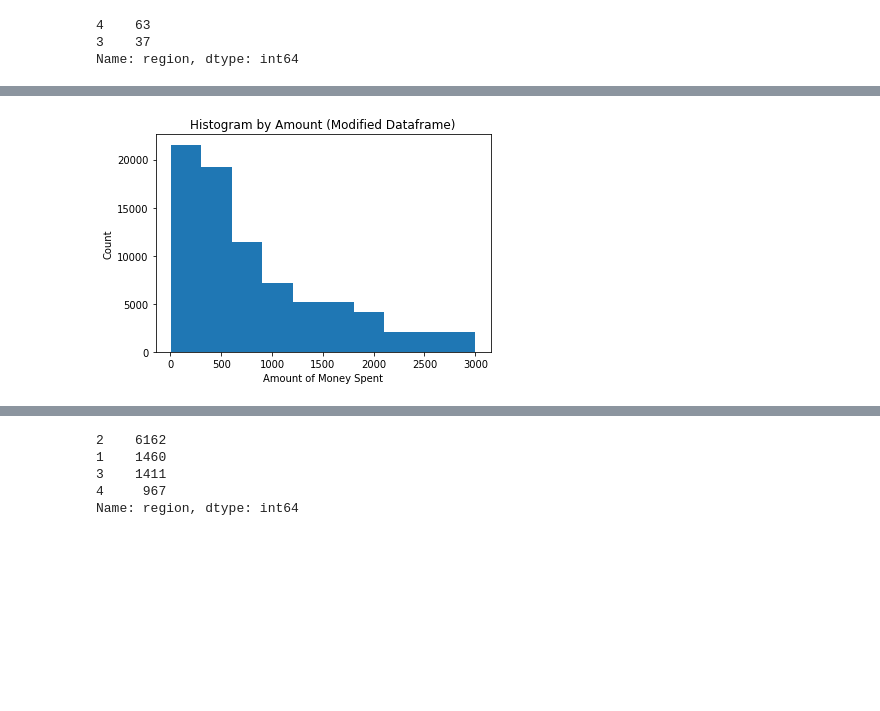
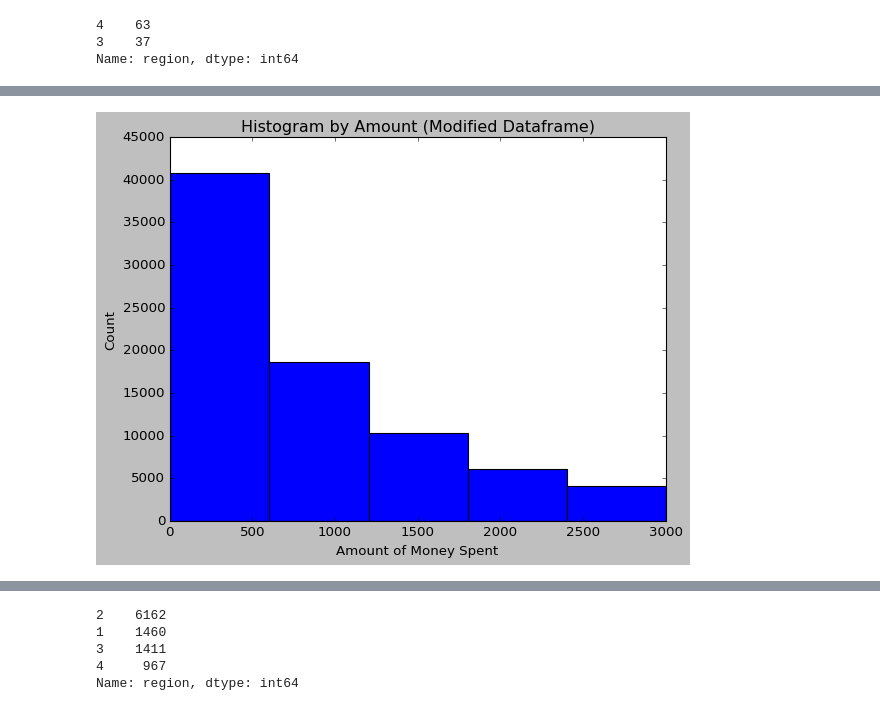
Before and after one commit to dreakian/DACP_XTOL_materials, a Jupyter notebook: current_Course_One_Project_Notebook.ipynb, the cells around one changed output, grey strips where cells are left out. Cells and saved outputs as stored; diff of their text form; code cells hidden in the pictures; blank space fills up the shorter version.

```diff
--- a/current_Course_One_Project_Notebook.ipynb
+++ b/current_Course_One_Project_Notebook.ipynb
@@ -6,2 +10,4 @@ import numpy as np
 # %%
 data = pd.read_csv("Demographic_Data.csv")
+# %%
+plt.style.use("classic")
@@ -321,3 +329,7 @@ data_l["region"].value_counts()
 4    63
 3    37
 Name: region, dtype: int64
+# %%
+data["age_groups"] = pd.cut(data["age"], bins=3, labels=["18-30", "31-60", "61-90"])
+
+data["age_groups"].head()
@@ -323,0 +486,4 @@ Name: region, dtype: int64
+# %%
+# data["amount_bin"] = pd.cut(data["amount"], bins=3, labels=["$0-1000", "$1000-2000", "$2000-3000"])
+data["amount_bin"] = pd.cut(data["amount"], bins=9, labels=["$0-$300", "$301-$600", "$601-$900", "$901-$1200", "$1201-$1500", "$1501-$1800", "$1801-$2100", "$2101-$2400", "$2401-$3000"])
+data["amount_bin"]
@@ -356,13 +576,14 @@ plt.show()
 # %%
 # large portion of purchases were valued between 0 and 500 dollars.
 
-plt.hist(data["amount"], bins=10)
+
+plt.hist(data["amount"], bins=5)
 plt.title("Histogram by Amount (Modified Dataframe)")
 plt.xlabel("Amount of Money Spent")
 plt.ylabel("Count")
 plt.show()
 # %% [output]
-[figure, old version]
+[figure, new version]
 # %%
 # overall, this indicates that the West region is more represented in the Modified Dataframe than other regions
 
```
Also changed, not shown: parts of 45 cells of this notebook.
